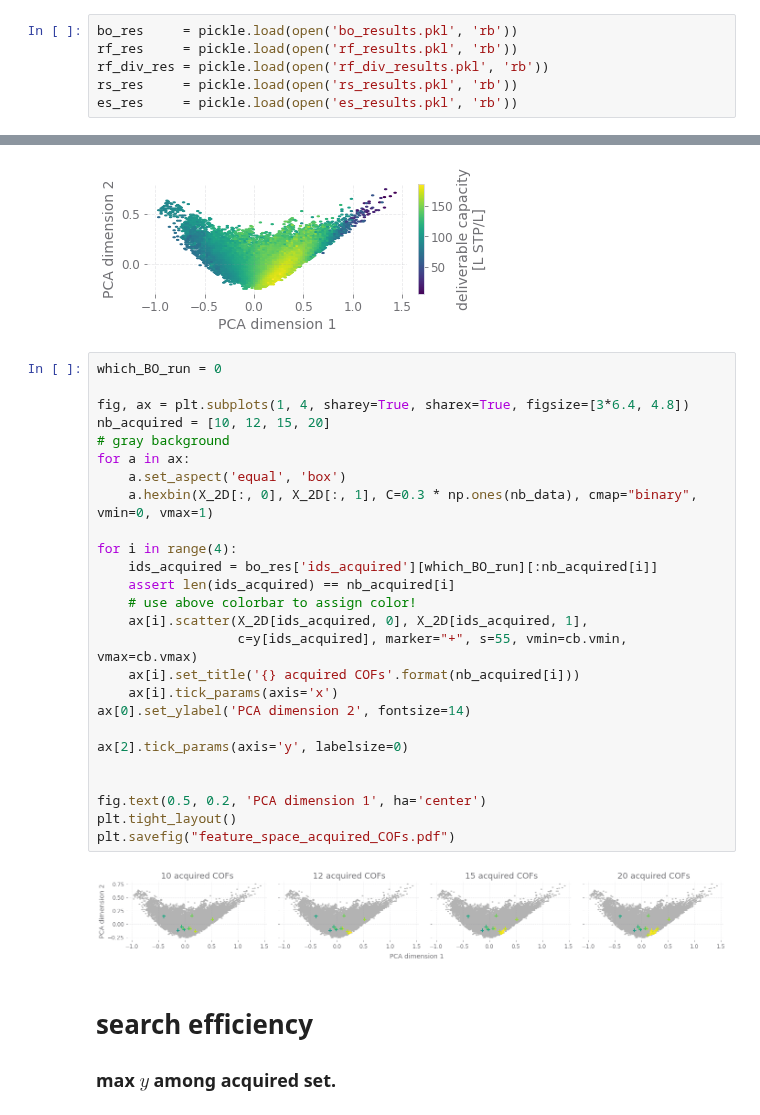
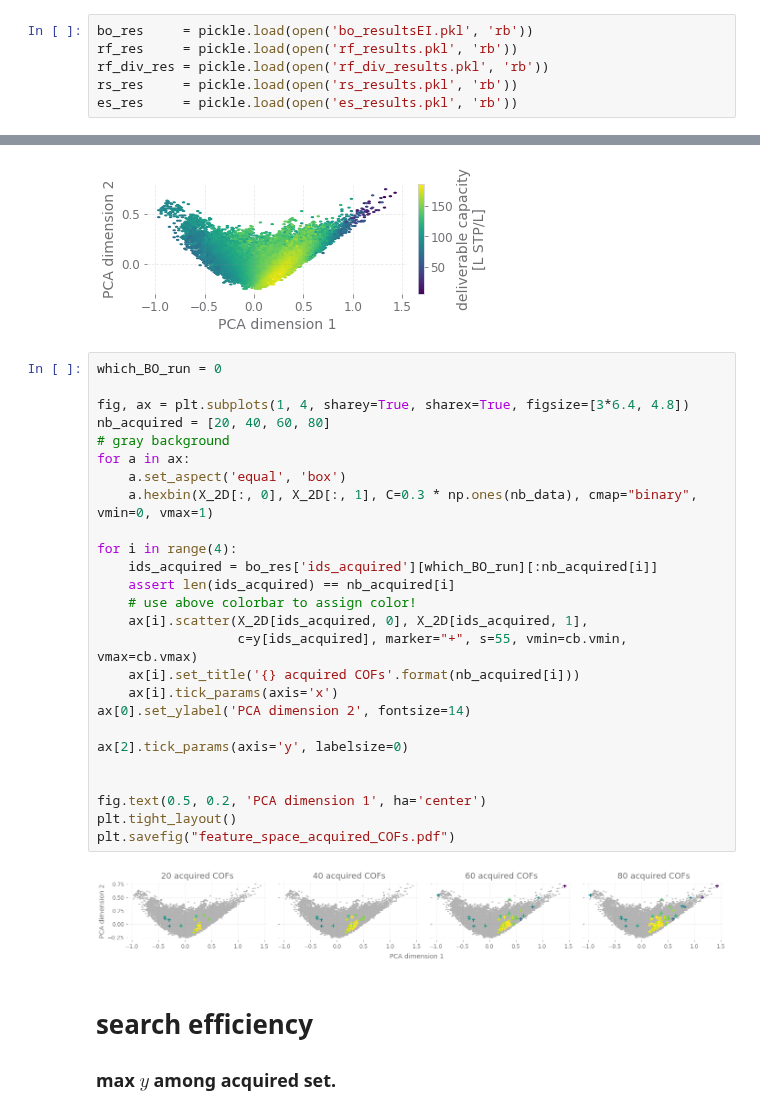
Before and after one commit to aryandeshwal/BO_of_COFs, a Jupyter notebook: new/viz.ipynb, the cells around one changed output, grey strips where cells are left out. Drawn from its saved outputs; the diff is of its cells as text.

```diff
--- a/new/viz.ipynb
+++ b/new/viz.ipynb
@@ -58,7 +58,7 @@ array([4.47994999])
 # %% [markdown]
 load search results
 # %%
-bo_res     = pickle.load(open('bo_results.pkl', 'rb'))
+bo_res     = pickle.load(open('bo_resultsEI.pkl', 'rb'))
 rf_res     = pickle.load(open('rf_results.pkl', 'rb'))
 rf_div_res = pickle.load(open('rf_div_results.pkl', 'rb'))
 rs_res     = pickle.load(open('rs_results.pkl', 'rb'))
@@ -86,31 +89,31 @@ plt.savefig('feature_space_colored_by_DC.pdf')
 # %%
 which_BO_run = 0
 
 fig, ax = plt.subplots(1, 4, sharey=True, sharex=True, figsize=[3*6.4, 4.8])
-nb_acquired = [10, 12, 15, 20]
+nb_acquired = [20, 40, 60, 80]
 # gray background
 for a in ax:
     a.set_aspect('equal', 'box')
     a.hexbin(X_2D[:, 0], X_2D[:, 1], C=0.3 * np.ones(nb_data), cmap="binary", vmin=0, vmax=1)
 
 for i in range(4):
     ids_acquired = bo_res['ids_acquired'][which_BO_run][:nb_acquired[i]]
     assert len(ids_acquired) == nb_acquired[i]
     # use above colorbar to assign color!
     ax[i].scatter(X_2D[ids_acquired, 0], X_2D[ids_acquired, 1],
                   c=y[ids_acquired], marker="+", s=55, vmin=cb.vmin, vmax=cb.vmax)
     ax[i].set_title('{} acquired COFs'.format(nb_acquired[i]))
     ax[i].tick_params(axis='x')
 ax[0].set_ylabel('PCA dimension 2', fontsize=14)
 
 ax[2].tick_params(axis='y', labelsize=0)
 
 
 fig.text(0.5, 0.2, 'PCA dimension 1', ha='center')
 plt.tight_layout()
 plt.savefig("feature_space_acquired_COFs.pdf")
 # %% [output]
-[figure, old version]
+[figure, new version]
 # %% [markdown]
 # search efficiency
 ### max $y$ among acquired set.
```
Also changed, not shown: parts of 4 cells of this notebook, 4 other files.
